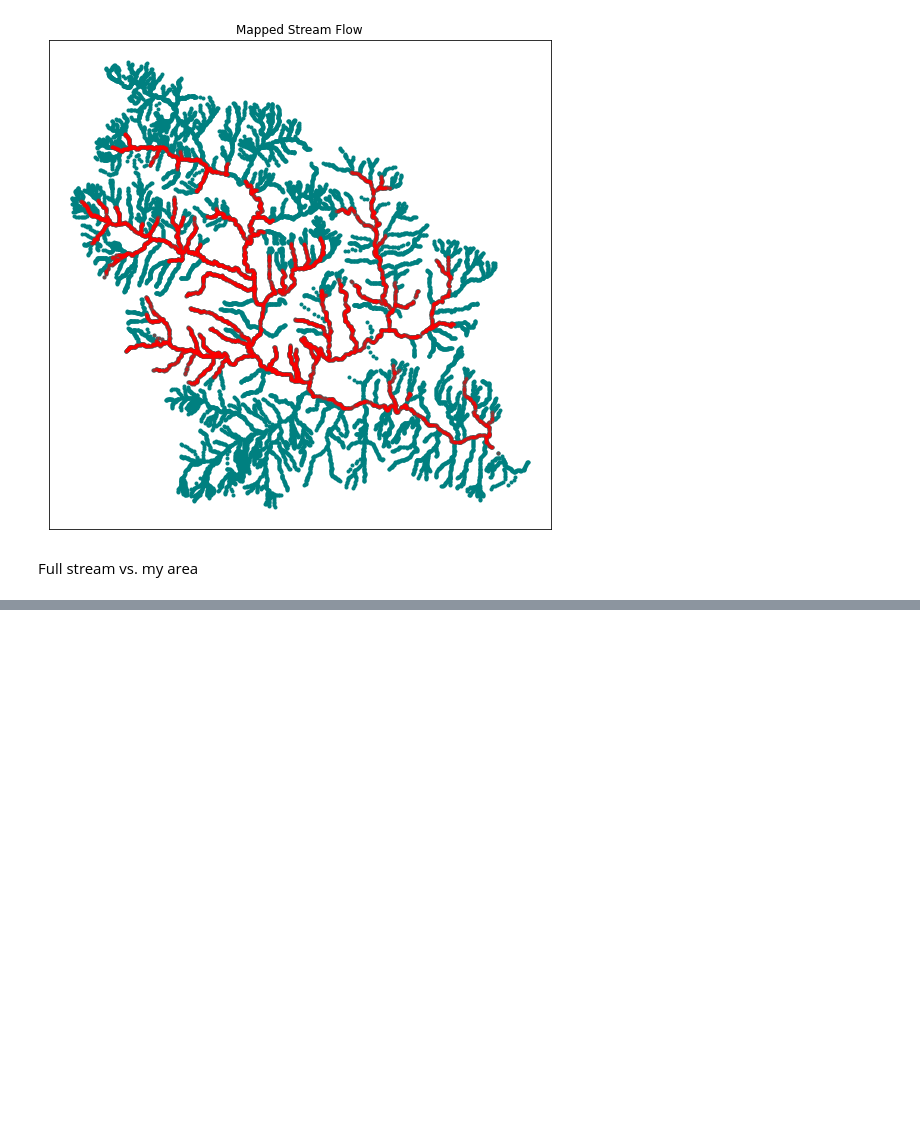
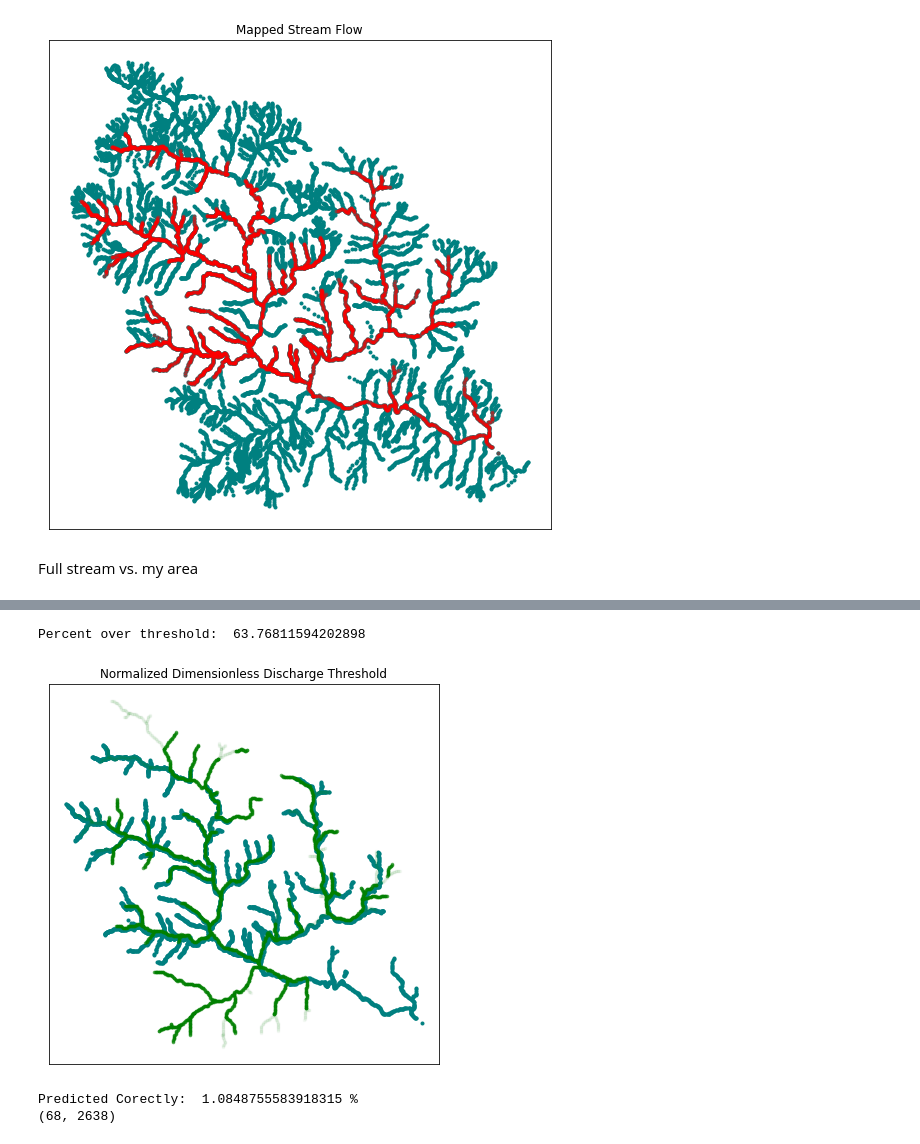
Before and after one commit to slundell123/DHSVM-for-CSDMS, a Jupyter notebook: dimensionlessDischargeModel/graphs.ipynb, the cells around one changed output, grey strips where cells are left out. Drawn from its saved outputs; the diff is of its cells as text; code cells hidden in the pictures; blank space fills up the shorter version.

```diff
--- a/dimensionlessDischargeModel/graphs.ipynb
+++ b/dimensionlessDischargeModel/graphs.ipynb
@@ -425,0 +590,9 @@ streamOnStreamPlot(dfFlowLines,mapDf)
+# %%
+outputDfFunc = pd.read_csv("output2h.csv")
+numCorrect2 = thresholdPlot(dfDebris,outputDfFunc)
+print(numCorrect2)
+# %% [output]
+Percent over threshold:  63.76811594202898
+[figure, added]
+Predicted Corectly:  1.0848755583918315 %
+(68, 2638)
```
Also changed, not shown: parts of 16 cells of this notebook.
